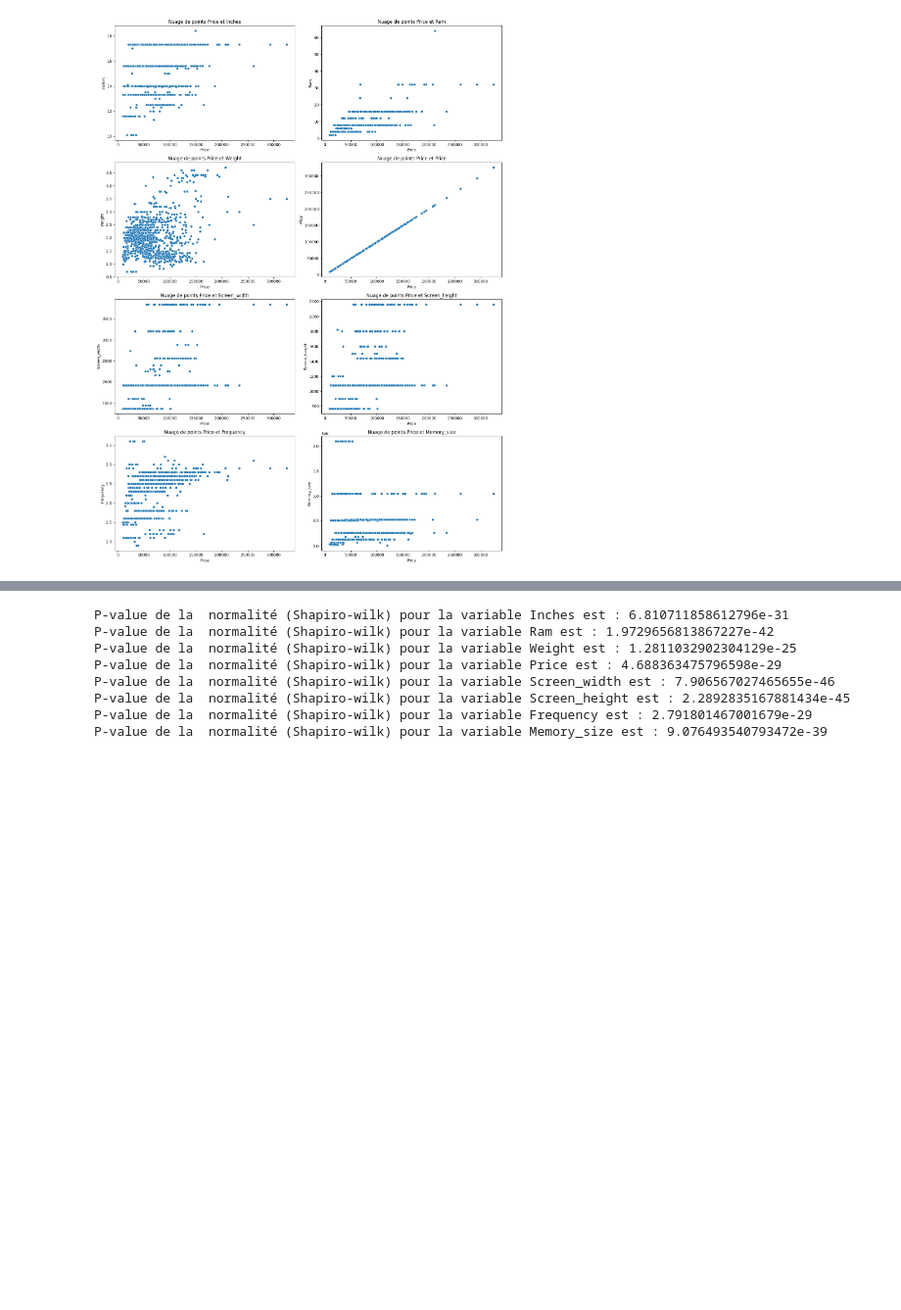
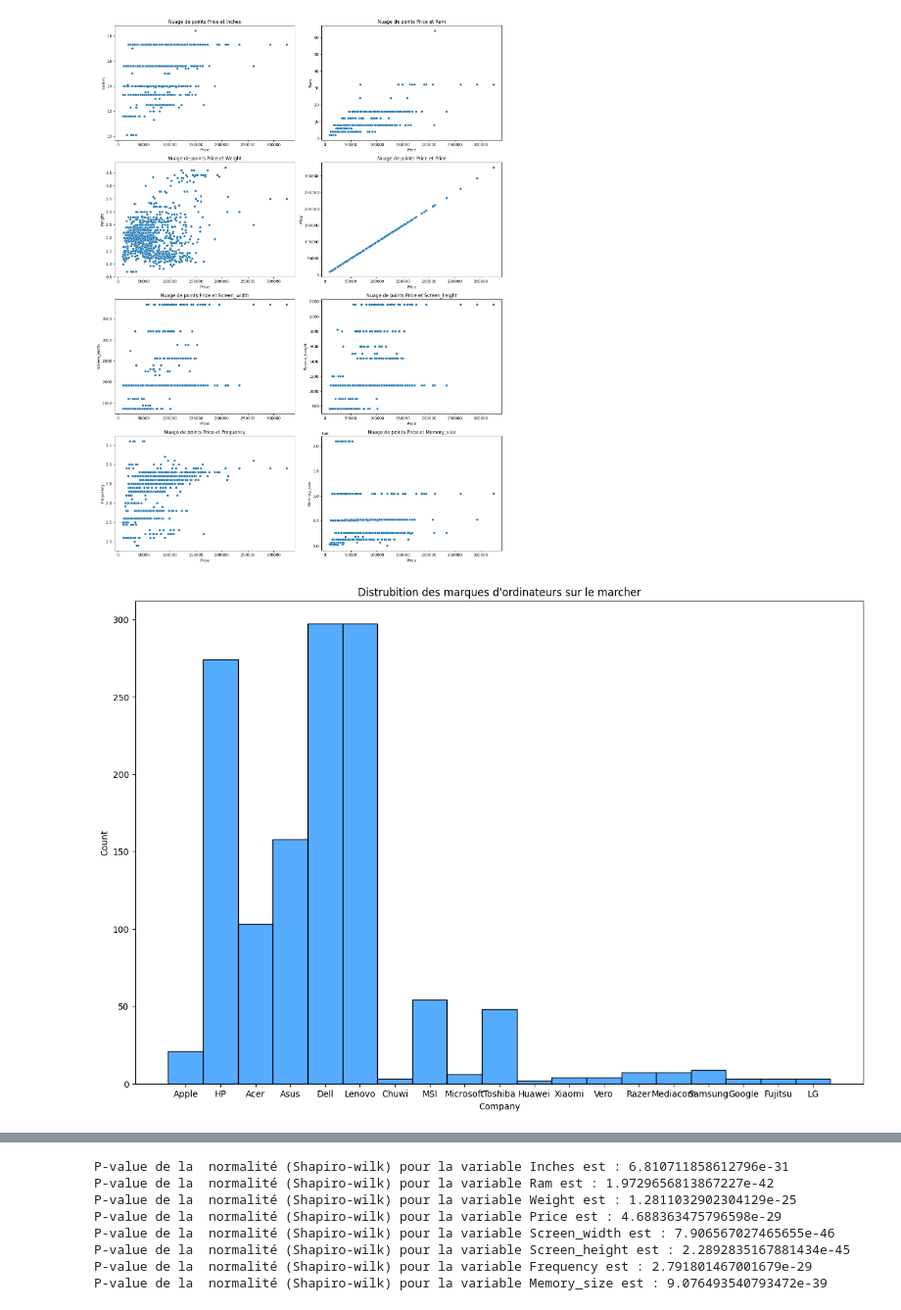
Before and after one commit to wahabsoumare/Computer-Prediction, a Jupyter notebook: script.ipynb, the cells around one changed output, grey strips where cells are left out. Shown at 98% size. Cells and saved outputs as stored; diff of their text form; code cells hidden in the pictures; blank space fills up the shorter version.

```diff
--- a/script.ipynb
+++ b/script.ipynb
@@ -148,0 +157,9 @@ D'après ce tableau, il est facile de constater qu'il n'y a pas de valeurs aberr
+# %%
+df.rename(columns = {
+    'Memory Size' : 'Memory_size',
+    'Screen Width' : 'Screen_width',
+    'Screen Height' : 'Screen_height'
+}, inplace = True)
+limited_df = df.select_dtypes(include = 'number')
+limited_df = pd.concat([limited_df, df['Company']], axis = 1)
+limited_df
@@ -217,4 +224,11 @@ plt.tight_layout()
 plt.show()
 # %% [output]
 [figure]
+# %%
+fig = plt.figure(figsize = (15, 10))
+sns.histplot(data = limited_df, x = 'Company', color = 'dodgerblue')
+plt.title('Distrubition des marques d\'ordinateurs sur le marcher')
+plt.show()
+# %% [output]
+[figure, added]
 # %% [markdown]
```
Also changed, not shown: parts of 42 cells of this notebook, 47 other files.
